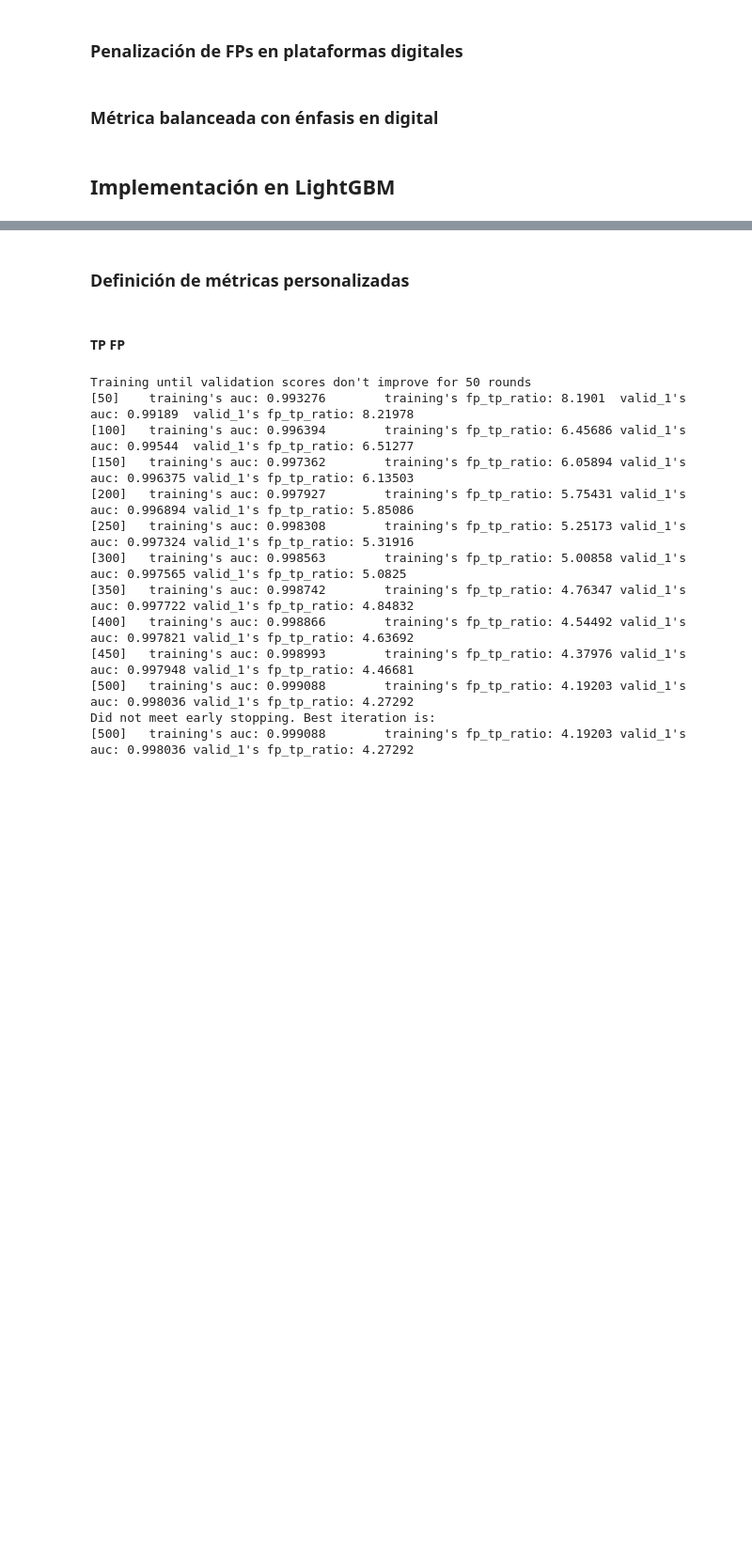
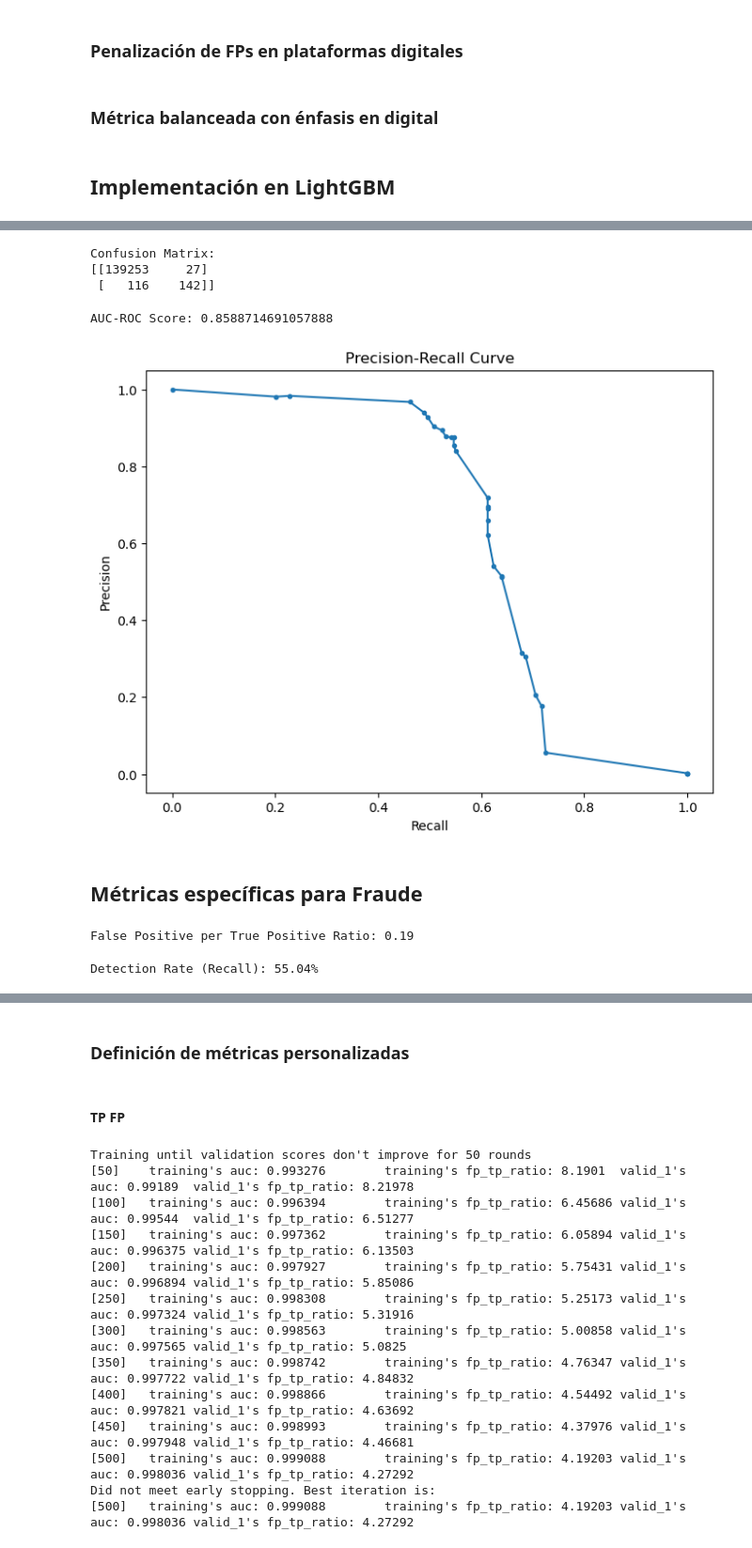
Before and after one commit to Wachuuu15/Proyecto_sds, a Jupyter notebook: detection.ipynb, the cells around one changed output, grey strips where cells are left out. Shown: that part at 94% size. Cells and saved outputs as stored; diff of their text form; code cells hidden in the pictures; blank space fills up the shorter version.

Commit message:
feat: optimizacion de modelo

```diff
--- a/detection.ipynb
+++ b/detection.ipynb
@@ -490,0 +370,32 @@ Mean F1-score: 0.4766 ± 0.0050
+# %%
+# Definir la métrica personalizada
+def custom_fraud_score(y_pred, data):
+    y_true = data.get_label()
+    y_pred_bin = (y_pred > 0.5).astype(int)
+    tp = np.sum((y_true == 1) & (y_pred_bin == 1))
+    fp = np.sum((y_true == 0) & (y_pred_bin == 1))
+    score = tp / (tp + fp + 1e-6)
+    return 'custom_fraud_score', score, True
+# %%
+# Parámetros del modelo
+params = {
+    'objective': 'binary',
+    'metric': 'custom',
+    'random_state': 42,
+    'learning_rate': 0.05,
+    'num_leaves': 31,
+    'verbose': -1
+}
+# %%
+# Entrenar con métrica personalizada
+model = lgb.train(
+    params,
+    train_data,
+    num_boost_round=1000,
+    valid_sets=[valid_data],
+    feval=custom_fraud_score,
+    callbacks=[
+        lgb.early_stopping(stopping_rounds=50),
+        lgb.log_evaluation(50)
+    ]
+)
@@ -490,0 +407,4 @@ Mean F1-score: 0.4766 ± 0.0050
+# %%
+# Para hacer predicciones
+y_pred = model.predict(X_test.values)
+y_pred_bin = (y_pred > 0.5).astype(int)
@@ -490,0 +427,39 @@ Mean F1-score: 0.4766 ± 0.0050
+# %%
+# Matriz de confusión
+print("\nConfusion Matrix:")
+print(confusion_matrix(y_test, y_pred_bin))
+# %% [output]
+Confusion Matrix:
+[[139253     27]
+ [   116    142]]
+# %%
+# AUC-ROC
+print(f"\nAUC-ROC Score: {roc_auc_score(y_test, y_pred)}")
+# %% [output]
+AUC-ROC Score: 0.8588714691057888
+# %%
+# Gráfico Precision-Recall
+precision, recall, thresholds = precision_recall_curve(y_test, y_pred)
+plt.figure(figsize=(8, 6))
+plt.plot(recall, precision, marker='.')
+plt.xlabel('Recall')
+plt.ylabel('Precision')
+plt.title('Precision-Recall Curve')
+plt.show()
+# %% [output]
+[figure, added]
+# %% [markdown]
+## Métricas específicas para Fraude
+# %%
+# Ratio de Falsos Positivos por Verdadero Positivo (FP/TP)
+tn, fp, fn, tp = confusion_matrix(y_test, y_pred_bin).ravel()
+fp_ratio = fp / tp if tp > 0 else float('inf')
+print(f"\nFalse Positive per True Positive Ratio: {fp_ratio:.2f}")
+# %% [output]
+False Positive per True Positive Ratio: 0.19
+# %%
+# Detection Rate - Recall
+detection_rate = tp / (tp + fn)
+print(f"Detection Rate (Recall): {detection_rate:.2%}")
+# %% [output]
+Detection Rate (Recall): 55.04%
```
Also changed, not shown: parts of 45 cells of this notebook.
